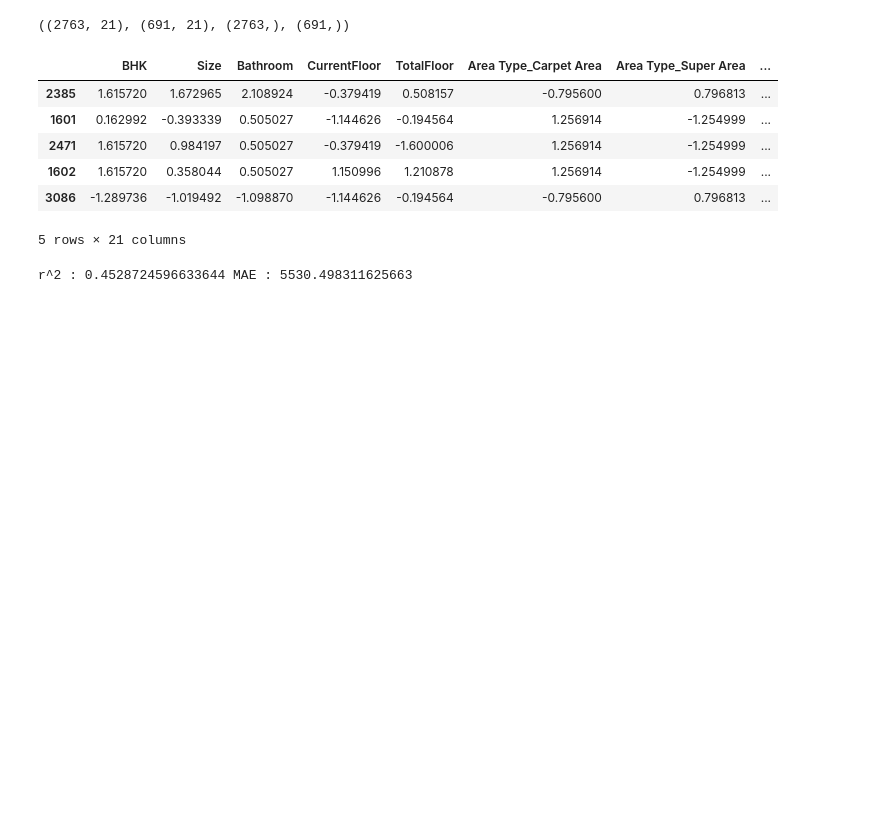
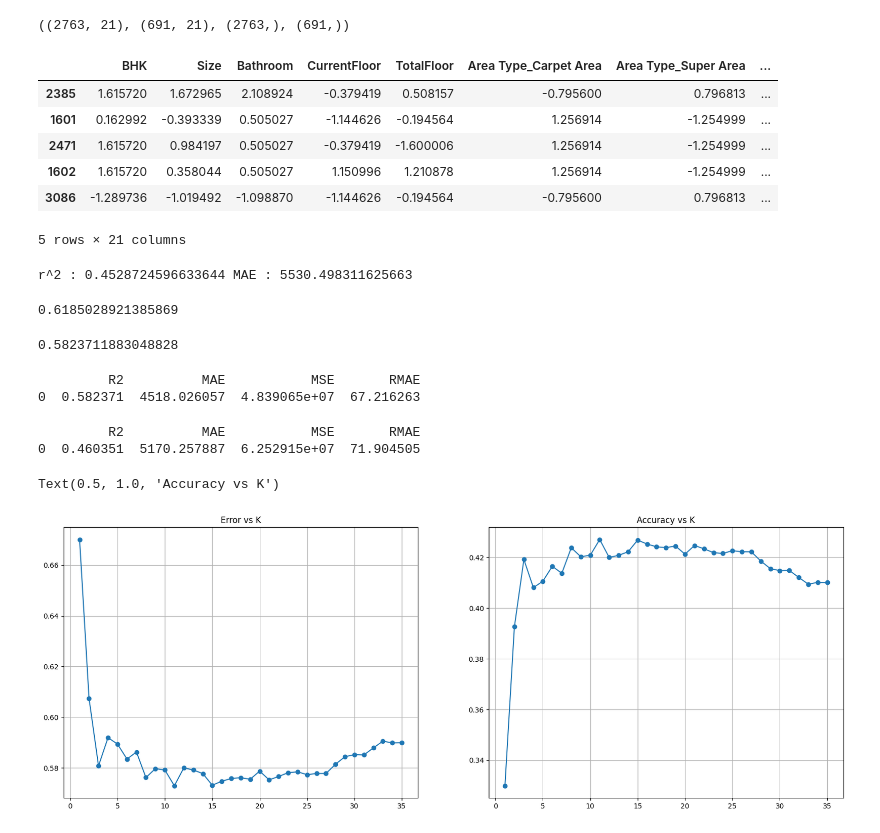
Before and after one commit to AhmedZaghl0ul/Machine-Learning, a Jupyter notebook: House_Rent.ipynb, the cells around one changed output. Drawn from its saved outputs; the diff is of its cells as text; code cells hidden in the pictures; blank space fills up the shorter version.

```diff
--- a/House_Rent.ipynb
+++ b/House_Rent.ipynb
@@ -470,3 +450,9 @@ mae = mean_absolute_error(ytest , ypred)
 print(f'r^2 : {r2}' , f'MAE : {mae}')
 # %% [output]
 r^2 : 0.4528724596633644 MAE : 5530.498311625663
+# %%
+from sklearn.linear_model import LinearRegression
+
+lb = LinearRegression()
+lb.fit(xtrain , ytrain)
+ypred = lb.predict(xtest)
@@ -472,0 +463,62 @@ r^2 : 0.4528724596633644 MAE : 5530.498311625663
+# %%
+print(s)
+# %% [output]
+0.6185028921385869
+# %%
+print(r2_score(ytest , ypred))
+# %% [output]
+0.5823711883048828
+# %%
+from sklearn.metrics import r2_score , mean_absolute_error , mean_squared_error
+dict = {'R2' : r2_score(ytest , ypred) ,
+        'MAE' : mean_absolute_error(ytest , ypred) ,
+        'MSE' : mean_squared_error(ytest , ypred) ,
+        'RMAE' : np.sqrt(mean_absolute_error(ytest , ypred))}
+
+temp = pd.DataFrame(dict, index=[0])
+print(temp)
+# %% [output]
+         R2          MAE           MSE       RMAE
+0  0.582371  4518.026057  4.839065e+07  67.216263
+# %%
+from sklearn.neighbors import KNeighborsRegressor
+
+knn = KNeighborsRegressor(n_neighbors=5 , metric='minkowski' , p=1)
+knn.fit(xtrain , ytrain)
+ypred = knn.predict(xtest)
+dict = {'R2' : r2_score(ytest , ypred) ,
+        'MAE' : mean_absolute_error(ytest , ypred) ,
+        'MSE' : mean_squared_error(ytest , ypred) ,
+        'RMAE' : np.sqrt(mean_absolute_error(ytest , ypred))}
+
+temp = pd.DataFrame(dict, index=[0])
+print(temp)
+# %% [output]
+         R2          MAE           MSE       RMAE
+0  0.460351  5170.257887  6.252915e+07  71.904505
+# %%
+k = 35
+error = []
+accuracy = []
+
+for i in range(1, k+1):
+  knn = KNeighborsRegressor(n_neighbors=i)
+  knn.fit(xtrain , ytrain)
+  ypred = knn.predict(xtest)
+  error.append(1- r2_score(ytest , ypred))
+  accuracy.append(r2_score(ytest , ypred))
+
+
+plt.figure(figsize=(20,7))
+plt.subplot(1,2,1)
+plt.plot(range(1,36) , error , marker='o')
+plt.grid()
+plt.title('Error vs K')
+
+plt.subplot(1,2,2)
+plt.plot(range(1,36) , accuracy , marker='o')
+plt.grid()
+plt.title('Accuracy vs K')
+# %% [output]
+Text(0.5, 1.0, 'Accuracy vs K')
+[figure, added]
```
Also changed, not shown: parts of 6 cells of this notebook.
